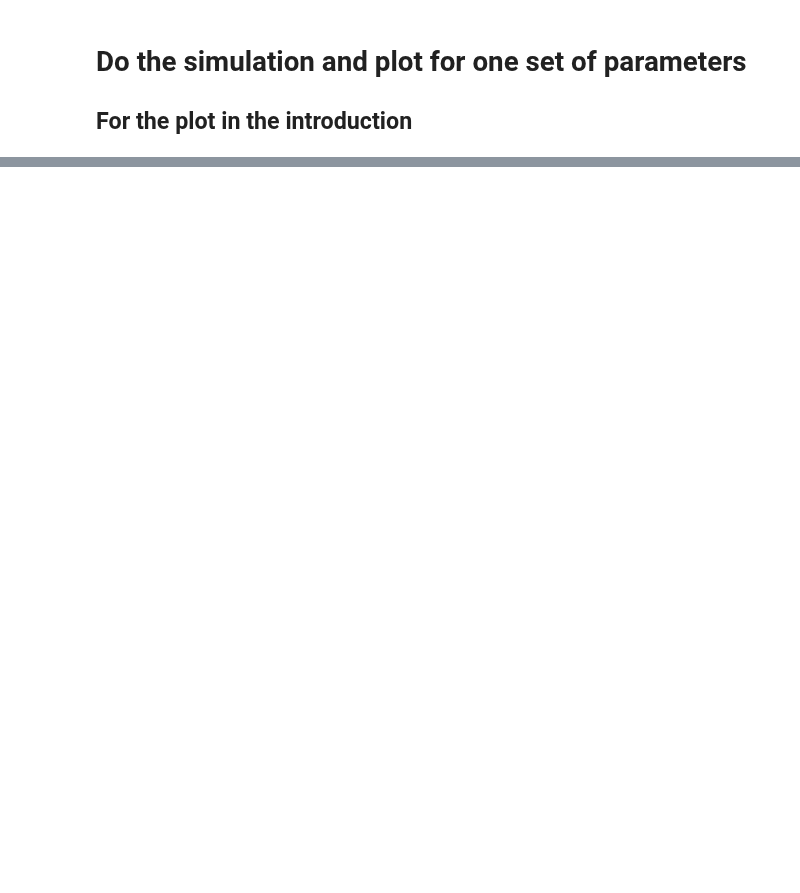
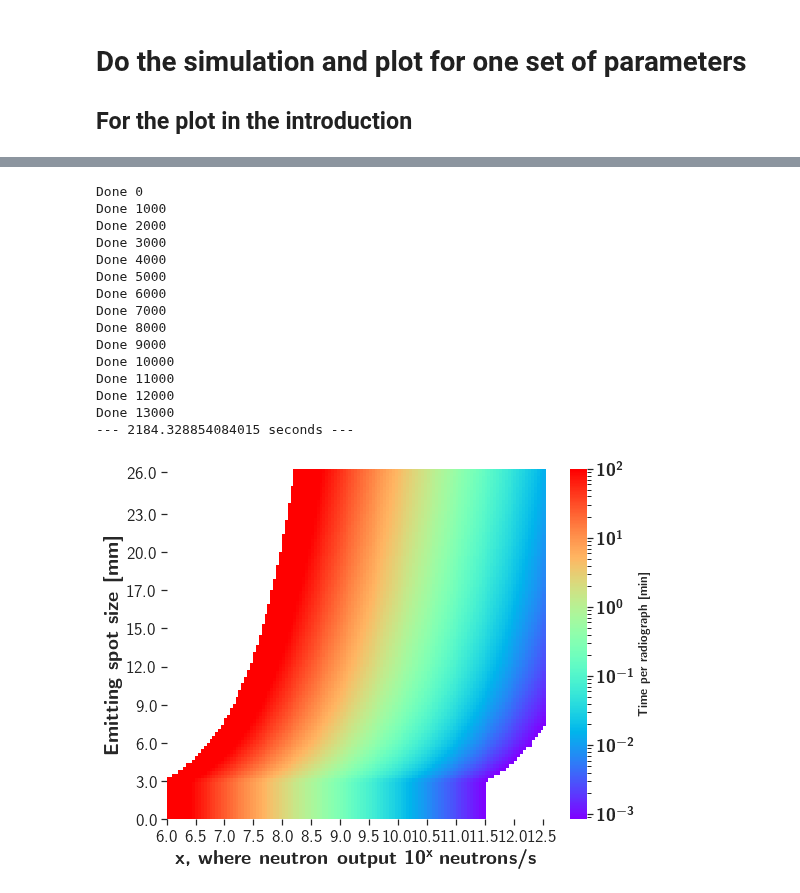
Before and after one commit to kromerh/phd_python, a Jupyter notebook: 13.EmittingSpotVsOutput_imagingTime/03.PlotThesisIntroduction.ipynb, the cells around one changed output, grey strips where cells are left out. Cells and saved outputs as stored; diff of their text form; code cells hidden in the pictures; blank space fills up the shorter version.

```diff
--- a/13.EmittingSpotVsOutput_imagingTime/03.PlotThesisIntroduction.ipynb
+++ b/13.EmittingSpotVsOutput_imagingTime/03.PlotThesisIntroduction.ipynb
@@ -17,9 +17,9 @@ f_max = 26 # upper limit of emitting spot to use, mm
 di = (f_max-f_min)/ni
 f_list = np.arange(f_min, f_max+di, di) # focal spot, mm, over a range of f_min to f_max
 
-e_min = 7.5 # lower limit of neutron output 1eX n/s
+e_min = 6 # lower limit of neutron output 1eX n/s
 e_max = 12.5 # upper limit of neutron output 1eX n/s
 di = (e_max-e_min)/ni
-exp_list = np.arange(e_min, e_max+di, di) # use outputs of e_min to e_max in steps of ni
+exp_list = np.arange(e_min, e_max+di, 0.05) # use outputs of e_min to e_max in steps of ni
 if len(exp_list) > len(f_list): exp_list = np.delete(exp_list, -1)
 o_list = np.asarray([10**e for e in exp_list]) # calculates output (neutrons/s) based on given exponent
@@ -257,7 +275,7 @@ B_d = 0.8 # assumed detector resolution, mm
 resolution_goal = 1.2 # target overall maximum allowed resolution, mm
 detector_efficiency = 0.05 # assumed detector efficiency, [-]
 detector_counts = 3000 # required flat field counts per pixel for an image, [-]
-output_bias = 2 # forward bias of output, for DD reaction, approx. vs. isotropic
+output_bias = 1.4 # forward bias of output, for DD reaction, approx. vs. isotropic
 # %%
 d_so_mins = pd.Series([50, 100, 200], name='d_so_min')
 d_sd_mins = pd.Series([50, 100, 200], name='d_sd_min')
@@ -475,7 +515,9 @@ def do_run_thesis(outfile, run,
     data_plot = pd.pivot_table(data, values='best_imaging_time', index='f', columns='exp')
     data_plot[data_plot < 0.05] = np.nan # cutoff very fast imaging times
     data_plot = data_plot / 60 # convert to hours
-    data_plot[data_plot > 100] = np.nan # cutoff 100 minutes
+    data_plot.to_csv('/Users/hkromer/02_PhD/tmp/data_plot_nocutoff.csv')
+    data_plot[data_plot > 300] = np.nan # cutoff 100 minutes
+    data_plot.to_csv('/Users/hkromer/02_PhD/tmp/data_plot.csv')
     do_plot_thesis(data_plot, run, outfile)
 # %%
 row = df_runs.iloc[2,:]
@@ -483,16 +539,33 @@ row
 # %%
-outfile = '/Users/hkromer/polybox/Thesis/Chapters/Introduction/Figures/emitting_spot_output_imaging_time/emitting_spot_output_imaging_time.pdf'
+outfile = '/Users/hkromer/polybox/Thesis/Chapters/Introduction/Figures/emitting_spot_output_imaging_time/emitting_spot_output_imaging_time_2.pdf'
 
 do_run_thesis(outfile,run=row['run'],
         d_so_min=row['d_so_min'], # source object minimum distance, mm
         d_sd_min=row['d_sd_min'], # source detector minimum distance, mm
         d_od_min=row['d_od_min'], # object detector minimum distance, mm
         d_sd_max=row['d_sd_max'], # source detector maximum distance, mm
         d_so_max=row['d_so_max'], # source object maximum distance, mm
         FOV_min=row['FOV_min'], # field of view (degree) required to be satisfied, mm, max size the object can have in the cone
         det_size_max=row['det_size_max'], # maximum detector size, mm lenght of the detector
         B_d=row['B_d'], # assumed detector resolution, mm
         resolution_goal=row['resolution_goal'], # target overall maximum allowed resolution, mm
         detector_efficiency=row['detector_efficiency'], # assumed detector efficiency, [-]
         detector_counts=row['detector_counts'], # required flat field counts per pixel for an image, [-]
         output_bias=output_bias)
+# %% [output]
+Done 0
+Done 1000
+Done 2000
+Done 3000
+Done 4000
+Done 5000
+Done 6000
+Done 7000
+Done 8000
+Done 9000
+Done 10000
+Done 11000
+Done 12000
+Done 13000
+--- 2184.328854084015 seconds ---
+[figure, added]
```
Also changed, not shown: parts of 13 cells of this notebook, 8 other files.
